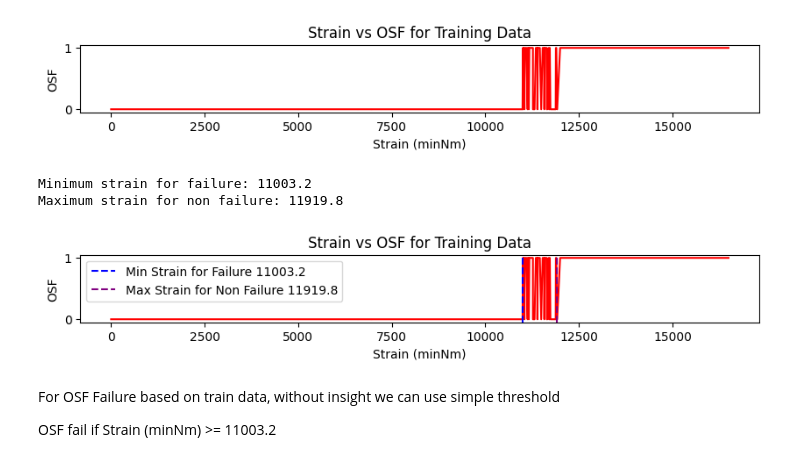
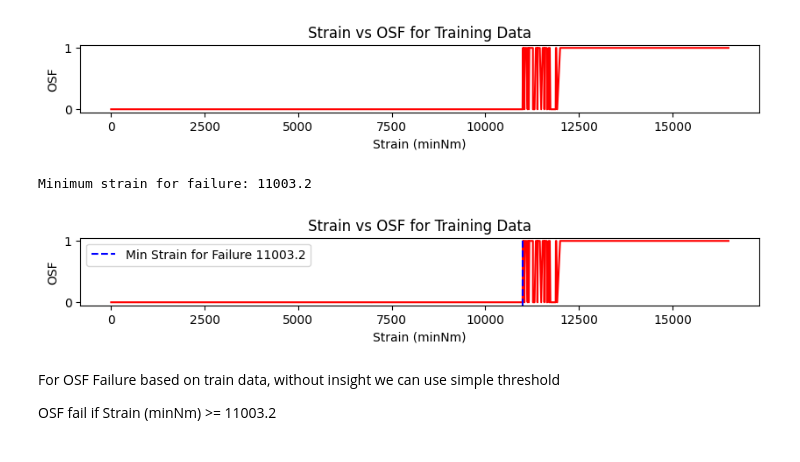
Before and after one commit to raymondsamalo/ITI113-Machine-Learning-Operations-Project, a Jupyter notebook: AI4I-2020/1.2_Threshold_Predictor.ipynb, the cells around one changed output. Drawn from its saved outputs; the diff is of its cells as text; code cells hidden in the pictures.

```diff
--- a/AI4I-2020/1.2_Threshold_Predictor.ipynb
+++ b/AI4I-2020/1.2_Threshold_Predictor.ipynb
@@ -33,10 +33,10 @@ import matplotlib.pyplot as plt
 # %% [markdown]
 Let's load our data into X and y for both train and test
 # %%
-X_train=pd.read_csv('X_train.csv')
-y_train=pd.read_csv('y_train.csv')
-X_test=pd.read_csv('X_test.csv')
-y_test=pd.read_csv('y_test.csv')
+X_train=pd.read_csv('data/X_train.csv')
+y_train=pd.read_csv('data/y_train.csv')
+X_test=pd.read_csv('data/X_test.csv')
+y_test=pd.read_csv('data/y_test.csv')
 df_train=pd.concat([X_train, y_train], axis=1)
 df_test=pd.concat([X_test, y_test], axis=1)
 # %% [markdown]
@@ -118,23 +118,19 @@ plt.show()
 # %%
 min_strain_for_failure=df_train[df_train['OSF'] == 1]['Strain (minNm)'].min()
 print(f'Minimum strain for failure: {min_strain_for_failure}')
-max_strain_for_non_failure=df_train[df_train['OSF'] == 0]['Strain (minNm)'].max()
-print(f'Maximum strain for non failure: {max_strain_for_non_failure}')
 # %% [output]
 Minimum strain for failure: 11003.2
-Maximum strain for non failure: 11919.8
 # %%
 plt.figure(figsize=(10, 1)) # Set the size of the resulting plot
 sns.lineplot(data=df_train, x='Strain (minNm)', y='OSF', color='red')
 plt.axvline(x=min_strain_for_failure, color='blue', linestyle='--', label=f'Min Strain for Failure {min_strain_for_failure}')
-plt.axvline(x=max_strain_for_non_failure, color='purple', linestyle='--', label=f'Max Strain for Non Failure {max_strain_for_non_failure}')
 plt.xlabel('Strain (minNm)')
 plt.ylabel('OSF')
 plt.title(f'Strain vs OSF for Training Data')
 plt.legend()
 plt.show()
 # %% [output]
-[figure, old version]
+[figure, new version]
 # %% [markdown]
 For OSF Failure based on train data, without insight we can use simple threshold
 
```
Also changed, not shown: 27 other files.
